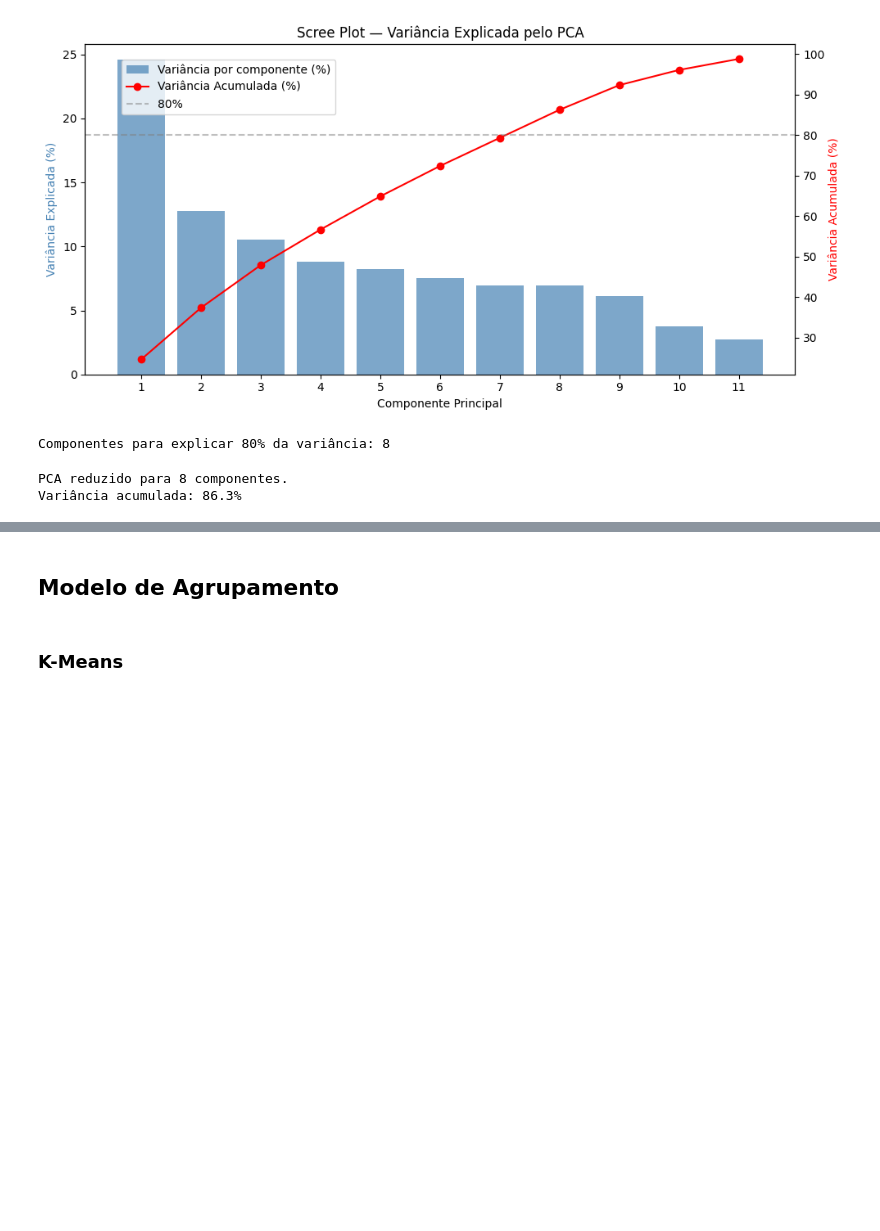
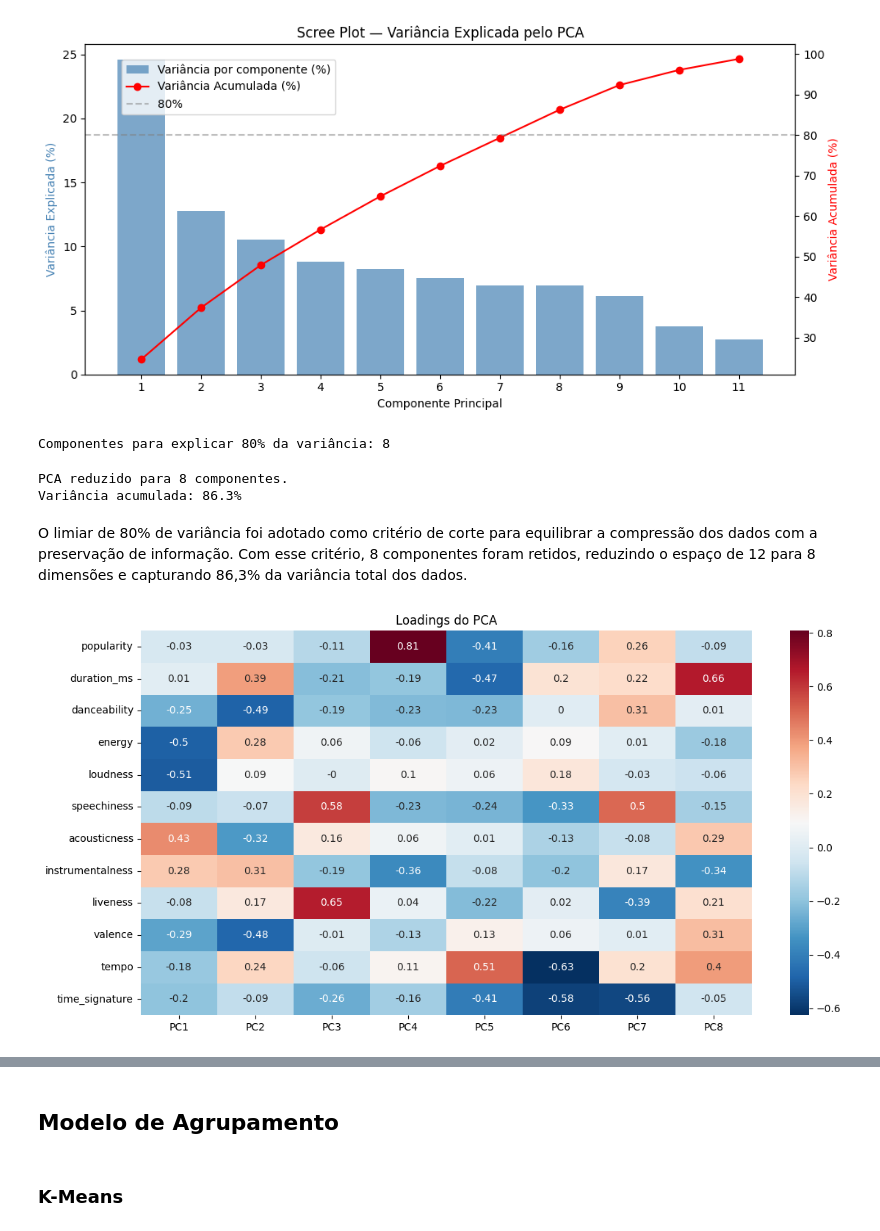
Before and after one commit to giu-garrido/projeto-integrador-5-semestre, a Jupyter notebook: analise_do_dataset.ipynb, the cells around one changed output, grey strips where cells are left out. Cells and saved outputs as stored; diff of their text form; code cells hidden in the pictures; blank space fills up the shorter version.

```diff
--- a/analise_do_dataset.ipynb
+++ b/analise_do_dataset.ipynb
@@ -416,3 +431,18 @@ print(f"Variância acumulada: {modelo_pca_final.explainedVariance.toArray().sum(
 # %% [output]
 PCA reduzido para 8 componentes.
 Variância acumulada: 86.3%
+# %% [markdown]
+O limiar de 80% de variância foi adotado como critério de corte para equilibrar a compressão dos dados com a preservação de informação. Com esse critério, 8 componentes foram retidos, reduzindo o espaço de 12 para 8 dimensões e capturando 86,3% da variância total dos dados.
+# %%
+loadings = pd.DataFrame(
+    modelo_pca_final.pc.toArray(),
+    columns=[f"PC{i+1}" for i in range(K_PCA)],
+    index=df_spark.columns
+)
+plt.figure(figsize=(12, 6))
+sns.heatmap(loadings, cmap="RdBu_r", annot=loadings.round(2), fmt='g')
+plt.title('Loadings do PCA')
+plt.tight_layout()
+plt.show()
+# %% [output]
+[figure, added]
```
Also changed, not shown: parts of 10 cells of this notebook.
